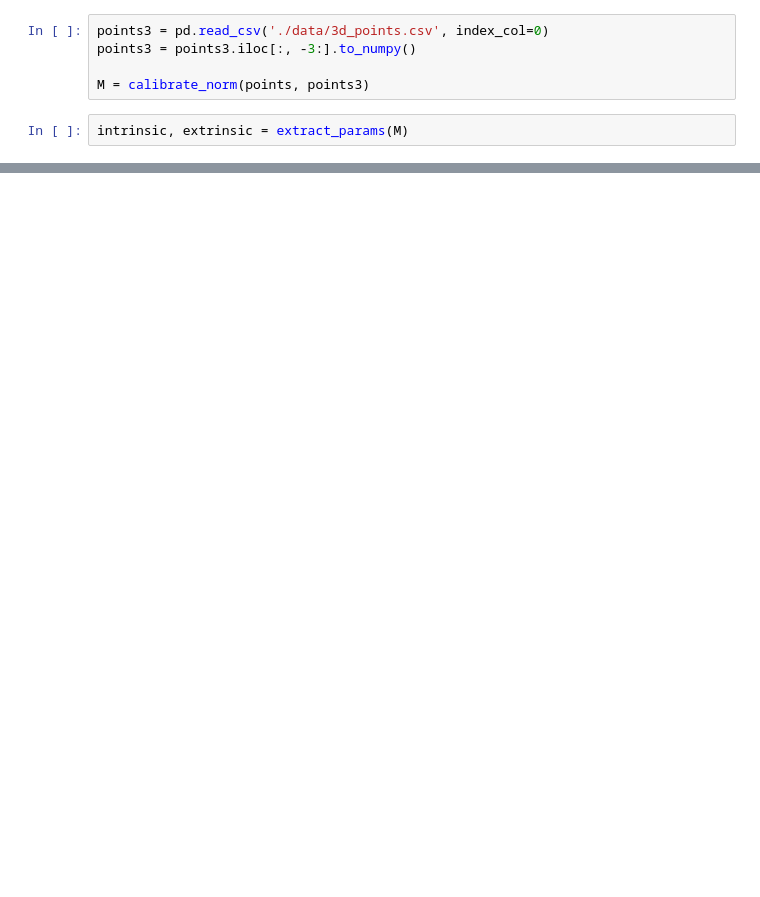
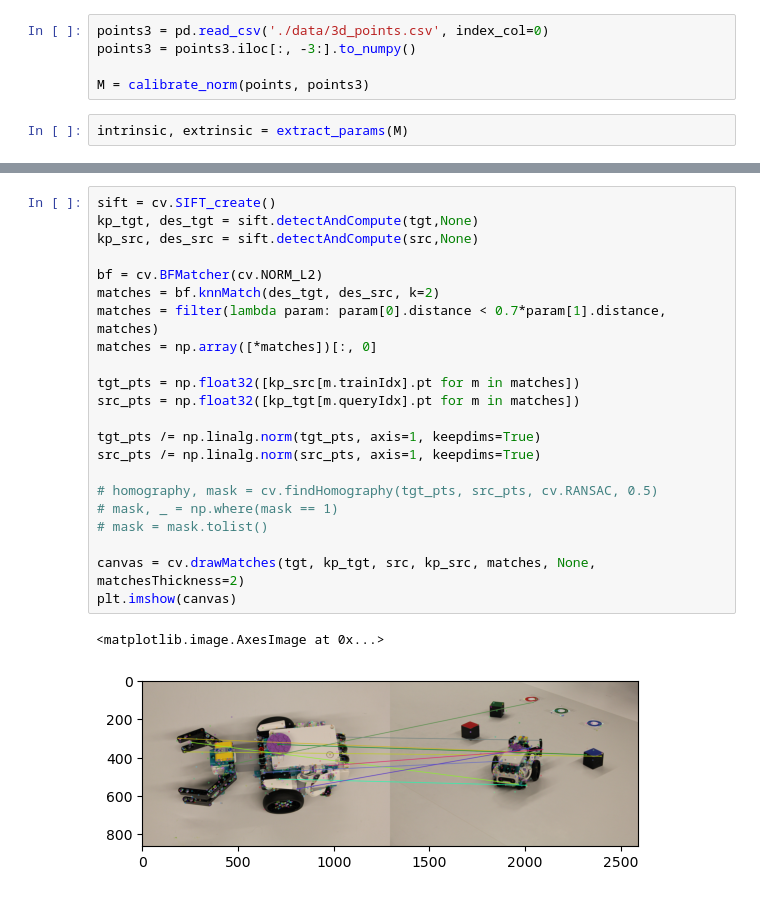
Before and after one commit to imveikka/3DCV_project, a Jupyter notebook: sandbox.ipynb, the cells around one changed output, grey strips where cells are left out. Cells and saved outputs as stored; diff of their text form; blank space fills up the shorter version.

```diff
--- a/sandbox.ipynb
+++ b/sandbox.ipynb
@@ -49,0 +68,25 @@ plt.show()
+# %%
+sift = cv.SIFT_create()
+kp_tgt, des_tgt = sift.detectAndCompute(tgt,None)
+kp_src, des_src = sift.detectAndCompute(src,None)
+
+bf = cv.BFMatcher(cv.NORM_L2)
+matches = bf.knnMatch(des_tgt, des_src, k=2)
+matches = filter(lambda param: param[0].distance < 0.7*param[1].distance, matches)
+matches = np.array([*matches])[:, 0]
+
+tgt_pts = np.float32([kp_src[m.trainIdx].pt for m in matches])
+src_pts = np.float32([kp_tgt[m.queryIdx].pt for m in matches])
+
+tgt_pts /= np.linalg.norm(tgt_pts, axis=1, keepdims=True)
+src_pts /= np.linalg.norm(src_pts, axis=1, keepdims=True)
+
+# homography, mask = cv.findHomography(tgt_pts, src_pts, cv.RANSAC, 0.5)
+# mask, _ = np.where(mask == 1)
+# mask = mask.tolist()
+
+canvas = cv.drawMatches(tgt, kp_tgt, src, kp_src, matches, None, matchesThickness=2)
+plt.imshow(canvas)
+# %% [output]
+<matplotlib.image.AxesImage at 0x...>
+[figure, added]
```
Also changed, not shown: parts of 8 cells of this notebook, 1 other file.
